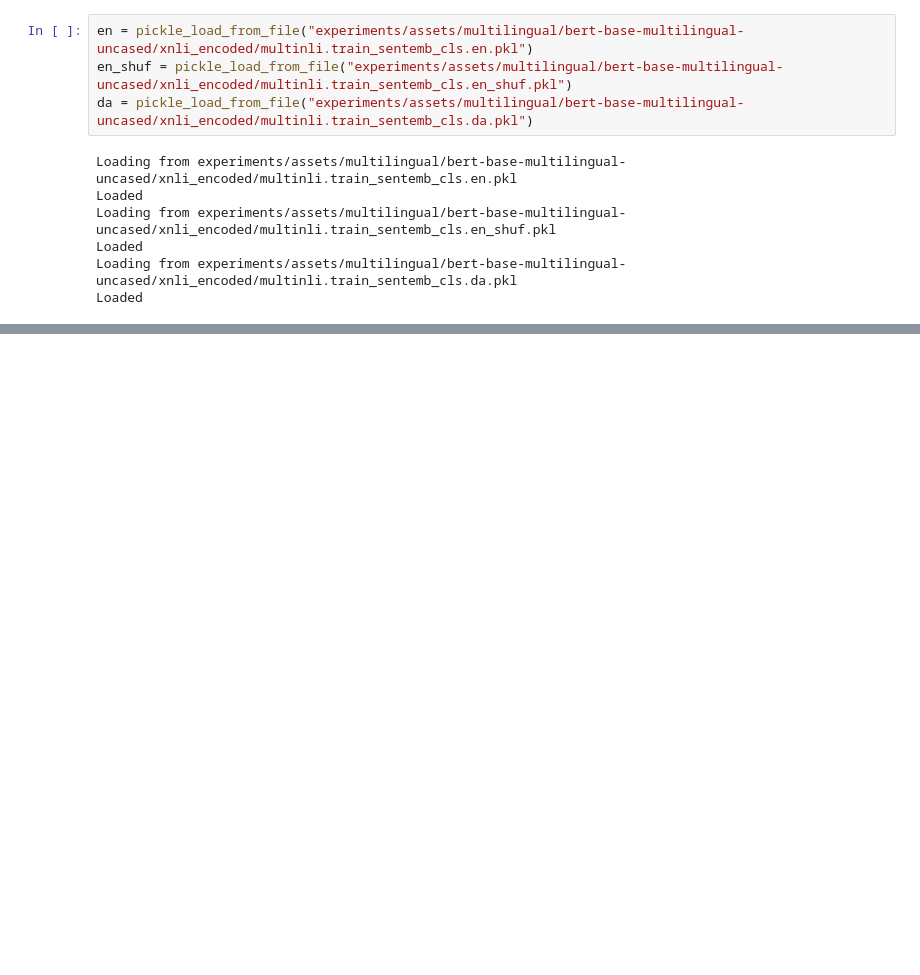
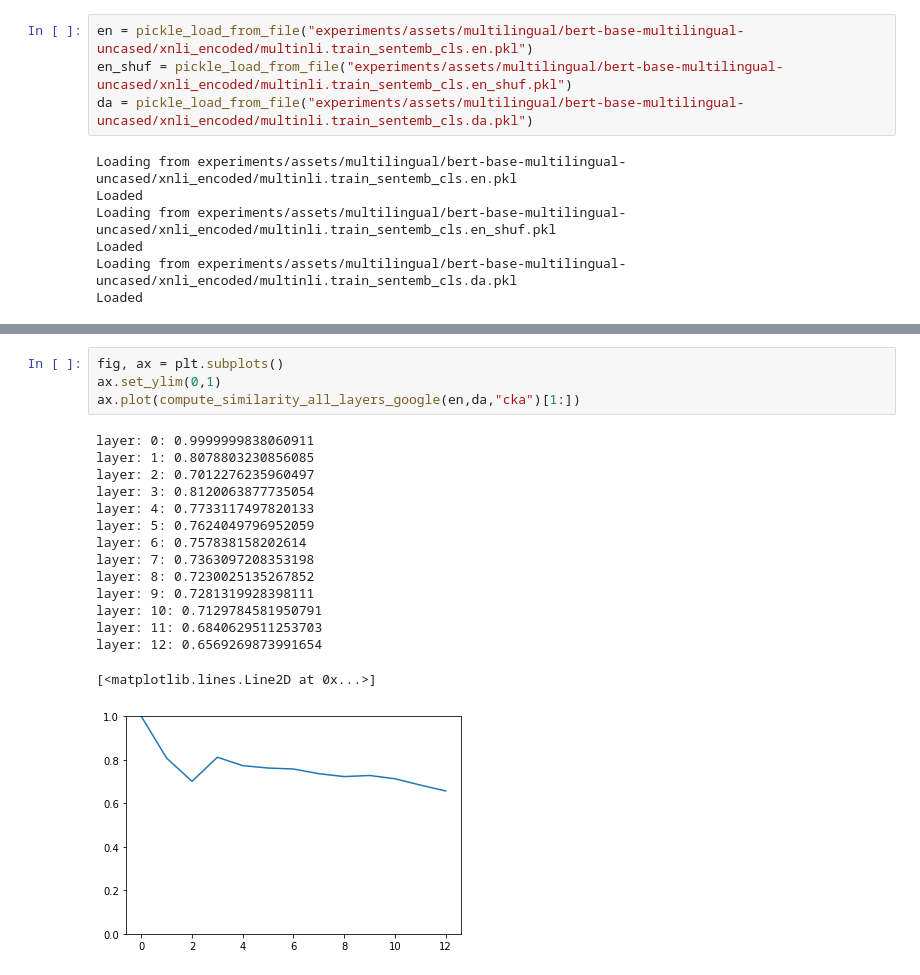
Before and after one commit to MaksymDel/xsim, a Jupyter notebook: examples/similarity_measures_check.ipynb, the cells around one changed output, grey strips where cells are left out. Saved outputs shown, nothing was run; the diff lists cells and outputs as text; blank space fills up the shorter version.

```diff
--- a/examples/similarity_measures_check.ipynb
+++ b/examples/similarity_measures_check.ipynb
@@ -18,0 +41,20 @@ from
+# %%
+fig, ax = plt.subplots()
+ax.set_ylim(0,1)
+ax.plot(compute_similarity_all_layers_google(en,da,"cka")[1:])
+# %% [output]
+layer: 0: 0.9999999838060911
+layer: 1: 0.8078803230856085
+layer: 2: 0.7012276235960497
+layer: 3: 0.8120063877735054
+layer: 4: 0.7733117497820133
+layer: 5: 0.7624049796952059
+layer: 6: 0.757838158202614
+layer: 7: 0.7363097208353198
+layer: 8: 0.7230025135267852
+layer: 9: 0.7281319928398111
+layer: 10: 0.7129784581950791
+layer: 11: 0.6840629511253703
+layer: 12: 0.6569269873991654
+[<matplotlib.lines.Line2D at 0x...>]
+[figure, added]
```
Also changed, not shown: parts of 12 cells of this notebook, 14 other files.
